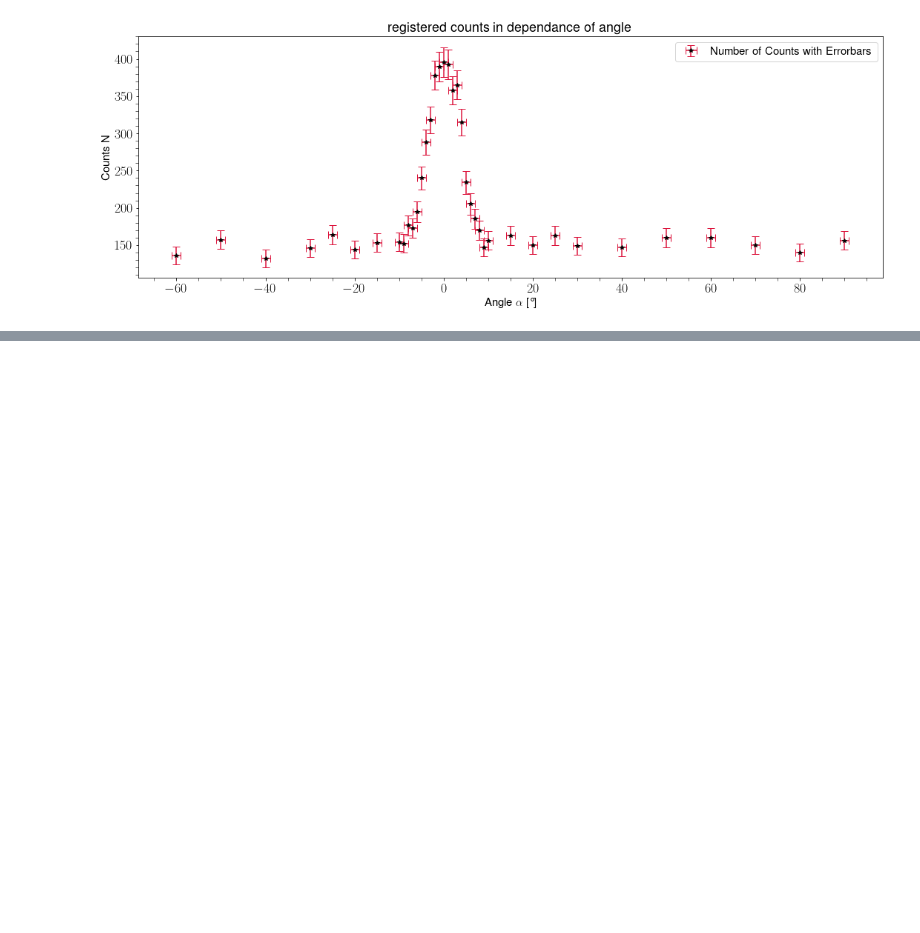
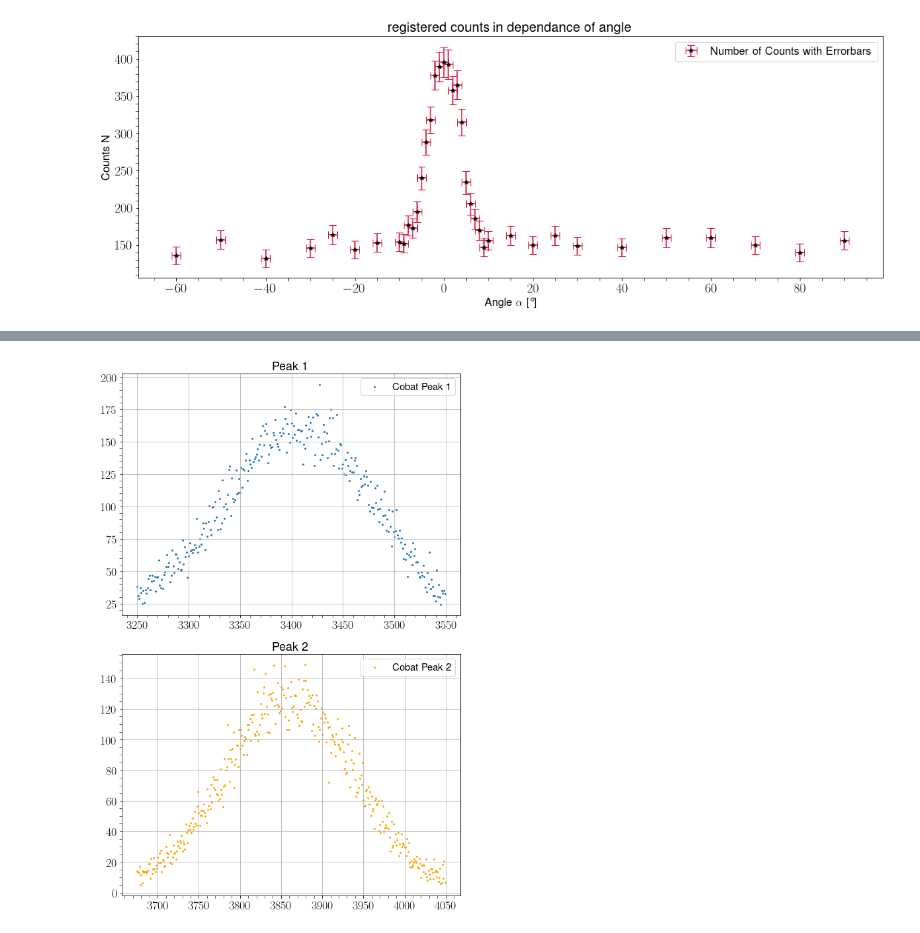
Before and after one commit to MayerPablo/FP, a Jupyter notebook: Szintillator.ipynb, the cells around one changed output, grey strips where cells are left out. Cells and saved outputs as stored; diff of their text form; code cells hidden in the pictures; blank space fills up the shorter version.

```diff
--- a/Szintillator.ipynb
+++ b/Szintillator.ipynb
@@ -418 +432,27 @@ plt.show()
 [figure]
+# %%
+#COBALT Peaks
+
+bins_co_peak_1,co_peak_1 = peak_define(dataCobalt,3250,3550)
+
+bins_co_peak_2,co_peak_2 = peak_define(dataCobalt,3675,4050)
+
+# Create a figure and divide it into subplots
+fig, axes = plt.subplots(nrows=2, ncols=1, figsize=(8, 12))
+
+# Plot data on each subplot
+axes[0].scatter(bins_co_peak_1, co_peak_1, label='Cobat Peak 1', marker='.',s=15)
+axes[0].set_title('Peak 1')
+axes[0].legend()
+
+axes[1].scatter(bins_co_peak_2, co_peak_2, label='Cobat Peak 2', color='orange',marker='.',s=15)
+axes[1].set_title('Peak 2')
+axes[1].legend()
+
+# Adjust spacing between subplots
+plt.tight_layout()
+
+# Show the plots
+plt.show()
+# %% [output]
+[figure, added]
```
Also changed, not shown: parts of 14 cells of this notebook, 1 other file.
